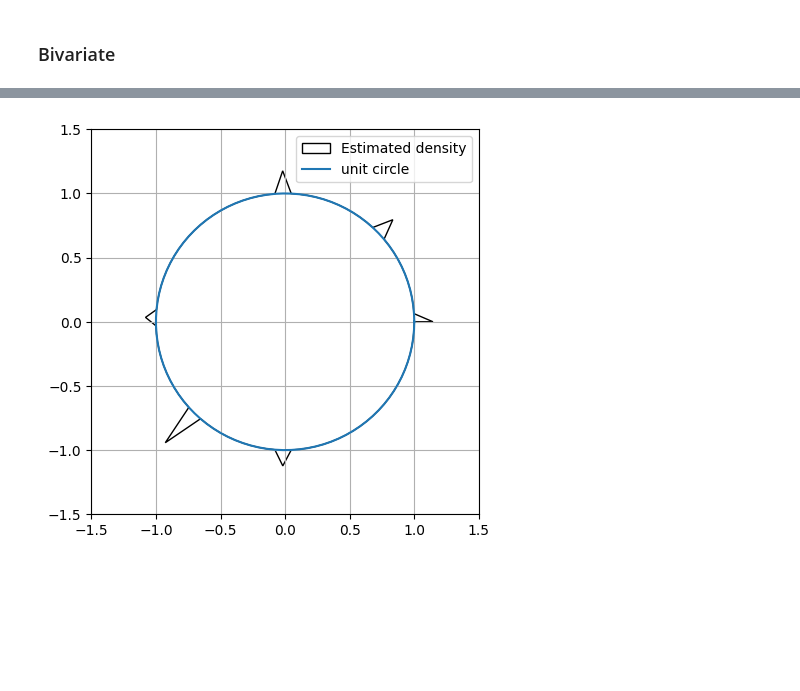
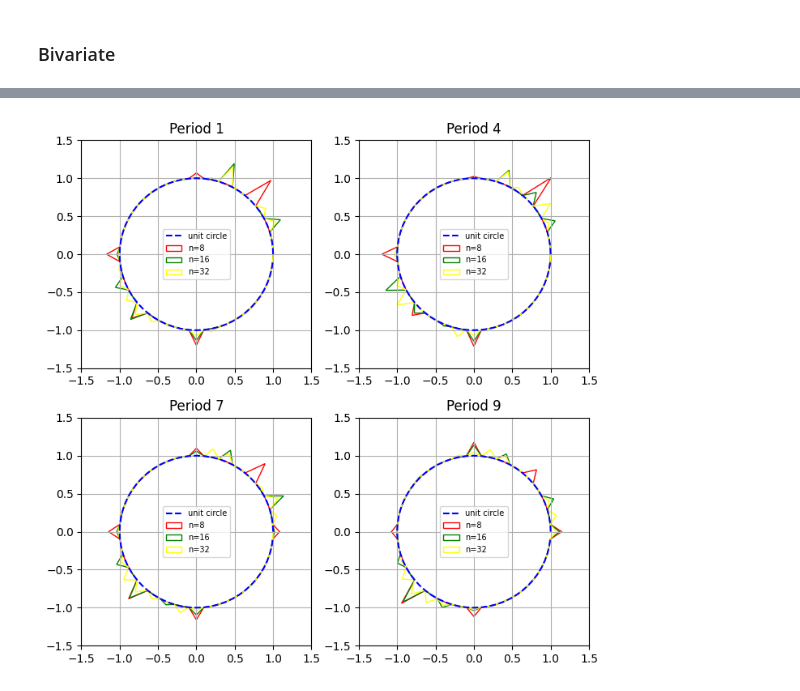
Before and after one commit to BogChamp/cryptocurrency_modelling, a Jupyter notebook: work.ipynb, the cells around one changed output, grey strips where cells are left out. Cells and saved outputs as stored; diff of their text form; code cells hidden in the pictures; blank space fills up the shorter version.

```diff
--- a/work.ipynb
+++ b/work.ipynb
@@ -331,0 +424,3 @@ bivariate_deltas = np.stack([bitcoin_estimated_params[:, -1], litecoin_estimated
+# %%
+for n in tqdm(ns):
+    densities.append(find_density(n))
@@ -404,9 +497,0 @@ densities = np.array(densities)
-# %%
-points_to_plot = np.array([[np.cos(2*np.pi*j), np.sin(2*np.pi*j)] for j in np.linspace(0, 1, 100)])
-
-def get_circle_density(points_to_plot, s, densities):
-    new_points = points_to_plot.copy()
-    dists = np.linalg.norm(s[:, np.newaxis, :] - points_to_plot, axis=-1)
-    ind = np.argmax(-dists, axis=-1)
-    new_points[ind] *= (1+densities / densities.sum()).reshape(-1, 1)
-    return new_points
@@ -415,11 +498,23 @@ new_points = get_circle_density(points_to_plot, s, densities[0])
-# %%
-plt.fill(new_points[:, 0], new_points[:, 1], fill=False, label='Estimated density')
-plt.plot(points_to_plot[:, 0], points_to_plot[:, 1], label='unit circle', linestyle='-')
-plt.xlim(-1.5, 1.5)
-plt.ylim(-1.5, 1.5)
-plt.rcParams["figure.figsize"] = (5, 5)
-plt.grid(True)
-plt.legend()
-plt.show()
-# %% [output]
-[figure, removed]
+# %%
+pdf_lines = np.array(pdf_lines)
+# %%
+fig, axes = plt.subplots(2, 2, figsize=(7, 7))
+colors = ['r', 'g', 'yellow']
+
+for i, ax in enumerate(axes):
+    for j, a in enumerate(ax):
+        cur_lines = pdf_lines[2 * i + j]
+        a.plot(points_to_plot[:, 0], points_to_plot[:, 1], label='unit circle', linestyle='--', color='blue')
+        for k in range(3):
+            a.fill(cur_lines[k][:, 0], cur_lines[k][:, 1], fill=False, label=f'n={ns[k]}', color=colors[k])
+
+        a.set_xlim(-1.5, 1.5)
+        a.set_ylim(-1.5, 1.5)
+        a.legend(fontsize=7)
+        a.grid(True)
+        a.set_title(f'Period {periods[2 * i + j]}')
+
+plt.tight_layout()
+plt.show()
+# %% [output]
+[figure, added]
```
Also changed, not shown: parts of 27 cells of this notebook.
